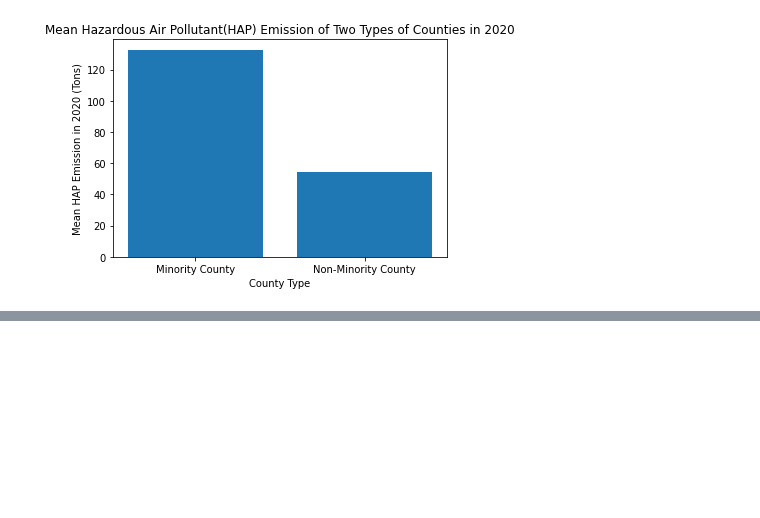
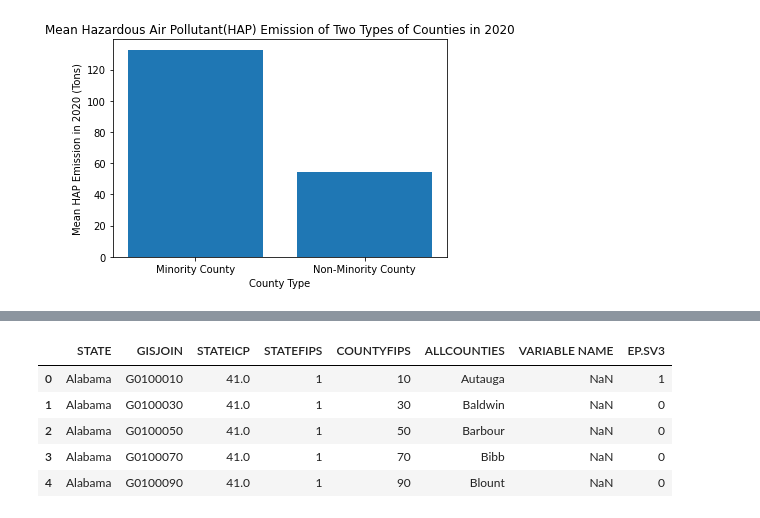
Before and after one commit to woomymichel/ENGI-E4800-Structural-Violence, a Jupyter notebook: Longyuan/project.ipynb, the cells around one changed output, grey strips where cells are left out. Cells and saved outputs as stored; diff of their text form; code cells hidden in the pictures; blank space fills up the shorter version.

```diff
--- a/Longyuan/project.ipynb
+++ b/Longyuan/project.ipynb
@@ -344,0 +345,9 @@ Text(0, 0.5, 'Emissions (Tons) of HAP in 2020')
+# %%
+county_list.head(5)
+# %% [output]
+|  | STATE | GISJOIN | STATEICP | STATEFIPS | COUNTYFIPS | ALLCOUNTIES | VARIABLE NAME | EP.SV3 |
+| 0 | Alabama | G0100010 | 41.0 | 1 | 10 | Autauga | NaN | 1 |
+| 1 | Alabama | G0100030 | 41.0 | 1 | 30 | Baldwin | NaN | 0 |
+| 2 | Alabama | G0100050 | 41.0 | 1 | 50 | Barbour | NaN | 0 |
+| 3 | Alabama | G0100070 | 41.0 | 1 | 70 | Bibb | NaN | 0 |
+| 4 | Alabama | G0100090 | 41.0 | 1 | 90 | Blount | NaN | 0 |
```
Also changed, not shown: parts of 35 cells of this notebook.
